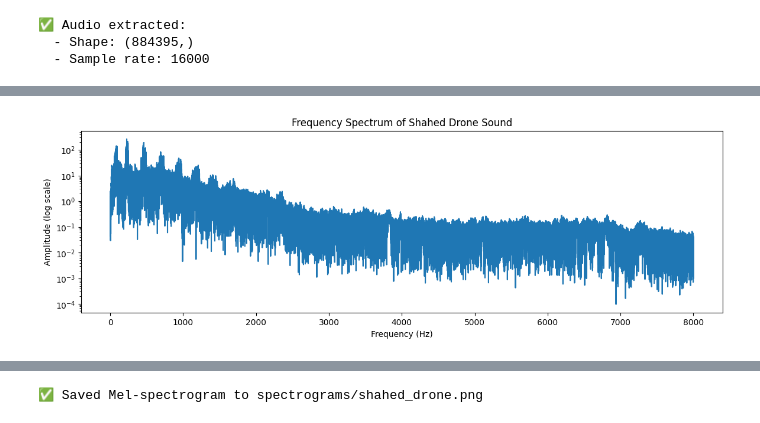
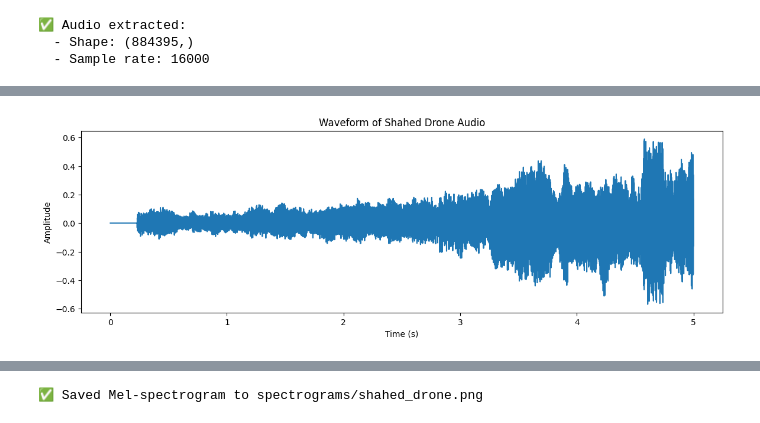
Before and after one commit to nomad-dormouse/acoustic-doa, a Jupyter notebook: notebooks/drone_sample_transformations.ipynb, the cells around one changed output, grey strips where cells are left out. Drawn from its saved outputs; the diff is of its cells as text; code cells hidden in the pictures.

```diff
--- a/notebooks/drone_sample_transformations.ipynb
+++ b/notebooks/drone_sample_transformations.ipynb
@@ -59,3 +74,5 @@ audio_data, sr = extract_audio_from_mp4(mp4_path, 'shahed_audio.wav')
+# %%
+seven_secs_audio = video_file_audio[:5 * sr2]
 # %%
 import matplotlib.pyplot as plt
 # %%
@@ -73,13 +97,16 @@ plt.show()
+# %%
+plot_waveform(seven_secs_audio, sr2)
+# %% [output]
+[figure, added]
 # %%
 # Compute FFT
-fft_spectrum = np.fft.rfft(audio_data)
-freqs = np.fft.rfftfreq(len(audio_data), d=1/sr)
+def compute_fft(audio_array, sr):
+    fft_spectrum = np.fft.rfft(audio_array)
+    freqs = np.fft.rfftfreq(len(audio_array), d=1/sr)
 
-plt.figure(figsize=(14, 4))
-plt.semilogy(freqs, np.abs(fft_spectrum))  # log scale for clarity
-plt.title("Frequency Spectrum of Shahed Drone Sound")
-plt.xlabel("Frequency (Hz)")
-plt.ylabel("Amplitude (log scale)")
-plt.show()
+    plt.figure(figsize=(14, 4))
+    plt.semilogy(freqs, np.abs(fft_spectrum))  # log scale for clarity
+    plt.title("Frequency Spectrum of Shahed Drone Sound")
+    plt.xlabel("Frequency (Hz)")
+    plt.ylabel("Amplitude (log scale)")
+    plt.show()
-# %% [output]
-[figure, removed]
```
Also changed, not shown: parts of 15 cells of this notebook.
